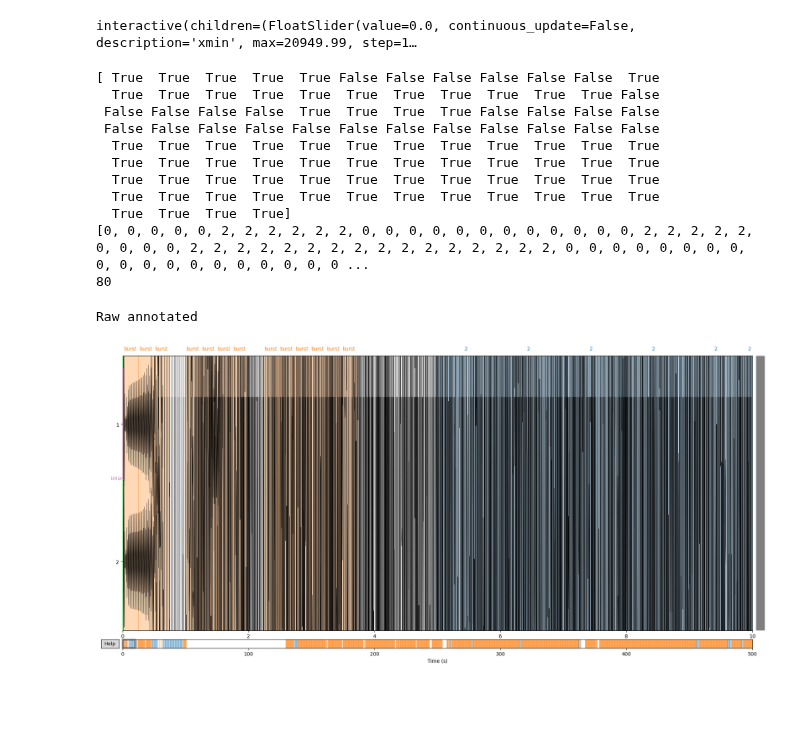
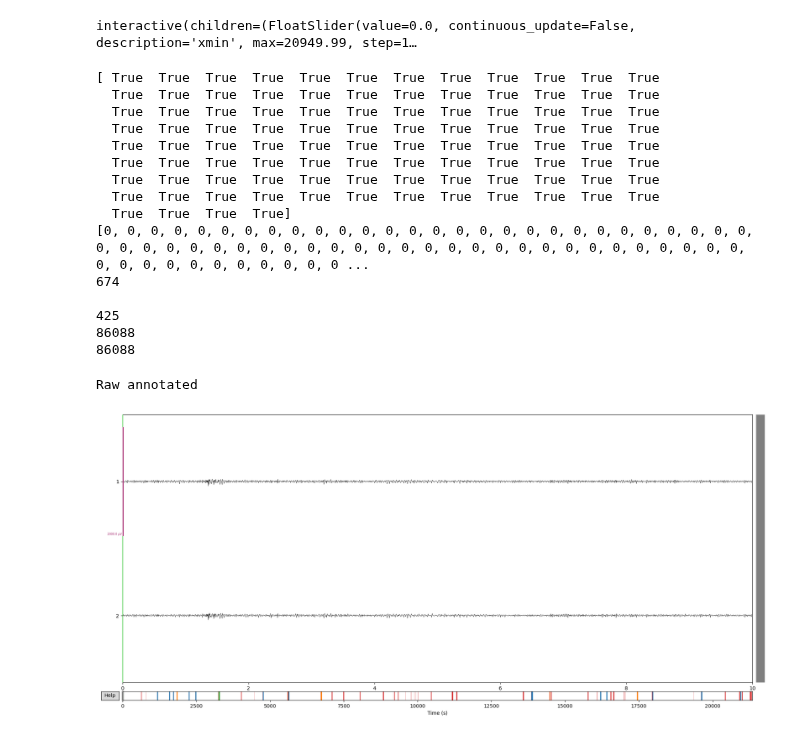
Before and after one commit to lkorczowski/Tinnitus-n-Sleep, a Jupyter notebook: notebooks/Bruxism_detection.ipynb, the cells around one changed output. Drawn from its saved outputs; the diff is of its cells as text; code cells hidden in the pictures; blank space fills up the shorter version.

Commit message:
OMA validated

```diff
--- a/notebooks/Bruxism_detection.ipynb
+++ b/notebooks/Bruxism_detection.ipynb
@@ -34,15 +34,15 @@ Config loaded
 # %% [markdown]
 ## Load, filter, and prepare data
 # %%
-filename = Config.bruxisme_files[40]  # load file from config
+filename = Config.bruxisme_files[41]  # load file from config
 picks_chan = ['1', '2']           # subset of EMG electrodes
 
 raw  = mne.io.read_raw_edf(filename, preload=False)  # prepare loading
 tmin = raw.times[0]
 tmax = raw.times[-1]
 
-croptimes=dict(tmin=raw.times[0], tmax=raw.times[0]+500)
-raw.crop(**croptimes)
+#croptimes=dict(tmin=raw.times[0], tmax=raw.times[0]+500)
+#raw.crop(**croptimes)
 
 raw  = CreateRaw(raw[picks_chan][0], raw.info["sfreq"], picks_chan, ch_types='emg')        # pick channels and load
 
@@ -358,28 +358,41 @@ for elm in np.invert(OMA_labels):
         OMAs.append(0)
 print(OMAs[:100])
 print(np.sum(OMAs))
+
+from tinnsleep.events.scoring import classif_to_burst, burst_to_episode, episodes_to_list
+bursts = classif_to_burst(labels, time_interval=window_length)
+li_ep=burst_to_episode(bursts)
+lab_ep = episodes_to_list(li_ep, 0.248, int(len(labels)))
+print()
+print(np.sum(labels))
+print(len(labels))
+print(len(lab_ep))
 # %% [output]
-[ True  True  True  True  True False False False False False False  True
-  True  True  True  True  True  True  True  True  True  True  True False
- False False False False  True  True  True  True False False False False
- False False False False False False False False False False False False
+[ True  True  True  True  True  True  True  True  True  True  True  True
+  True  True  True  True  True  True  True  True  True  True  True  True
+  True  True  True  True  True  True  True  True  True  True  True  True
+  True  True  True  True  True  True  True  True  True  True  True  True
   True  True  True  True  True  True  True  True  True  True  True  True
   True  True  True  True  True  True  True  True  True  True  True  True
   True  True  True  True  True  True  True  True  True  True  True  True
   True  True  True  True  True  True  True  True  True  True  True  True
   True  True  True  True]
-[0, 0, 0, 0, 0, 2, 2, 2, 2, 2, 2, 0, 0, 0, 0, 0, 0, 0, 0, 0, 0, 0, 0, 2, 2, 2, 2, 2, 0, 0, 0, 0, 2, 2, 2, 2, 2, 2, 2, 2, 2, 2, 2, 2, 2, 2, 2, 2, 0, 0, 0, 0, 0, 0, 0, 0, 0, 0, 0, 0, 0, 0, 0, 0, 0, 0, 0 ...
-80
+[0, 0, 0, 0, 0, 0, 0, 0, 0, 0, 0, 0, 0, 0, 0, 0, 0, 0, 0, 0, 0, 0, 0, 0, 0, 0, 0, 0, 0, 0, 0, 0, 0, 0, 0, 0, 0, 0, 0, 0, 0, 0, 0, 0, 0, 0, 0, 0, 0, 0, 0, 0, 0, 0, 0, 0, 0, 0, 0, 0, 0, 0, 0, 0, 0, 0, 0 ...
+674
+
+425
+86088
+86088
 # %%
 raw = CleanAnnotations(raw)
-raw = AnnotateRaw_sliding(raw, valid_labels,
+raw = AnnotateRaw_sliding(raw, lab_ep,
                 dict_annotations=dict_annotations, duration=duration, interval=interval)
 raw = AnnotateRaw_sliding(raw, OMAs,
                 dict_annotations=dict_annotations, duration=duration_OMA, interval=interval_OMA)
 print("Raw annotated")
-raw.plot(scalings=dict(emg=5e-6))
+raw.plot(scalings=dict(emg=1e-3))
 # %% [output]
 Raw annotated
-[figure, old version]
+[figure, new version]
 # %%
 %matplotlib qt
```
Also changed, not shown: parts of 8 cells of this notebook, 1 other file.
